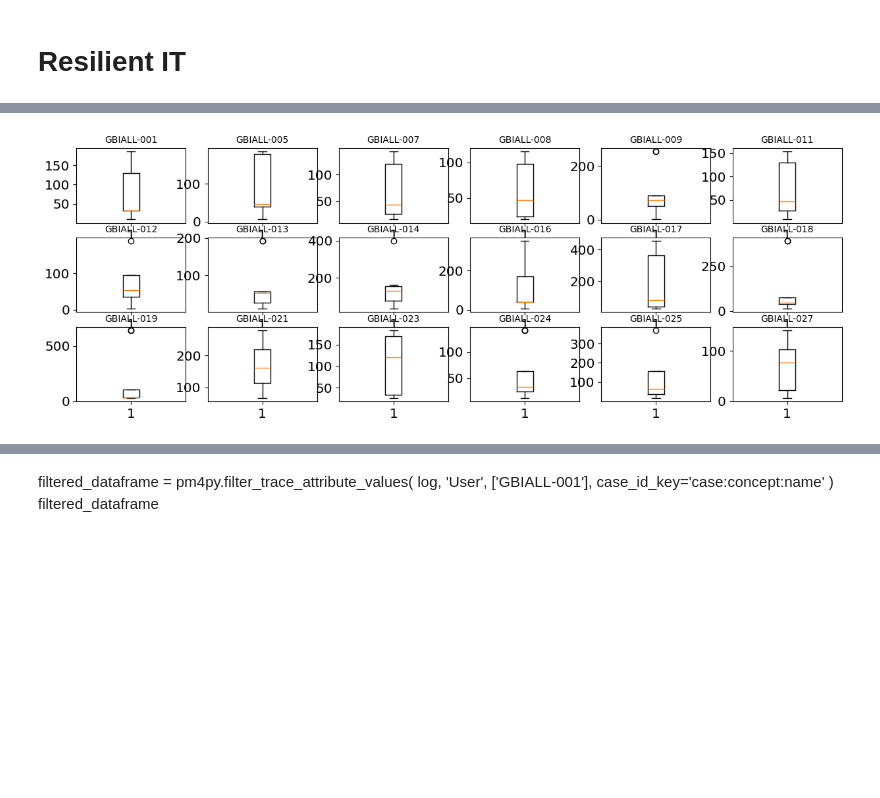
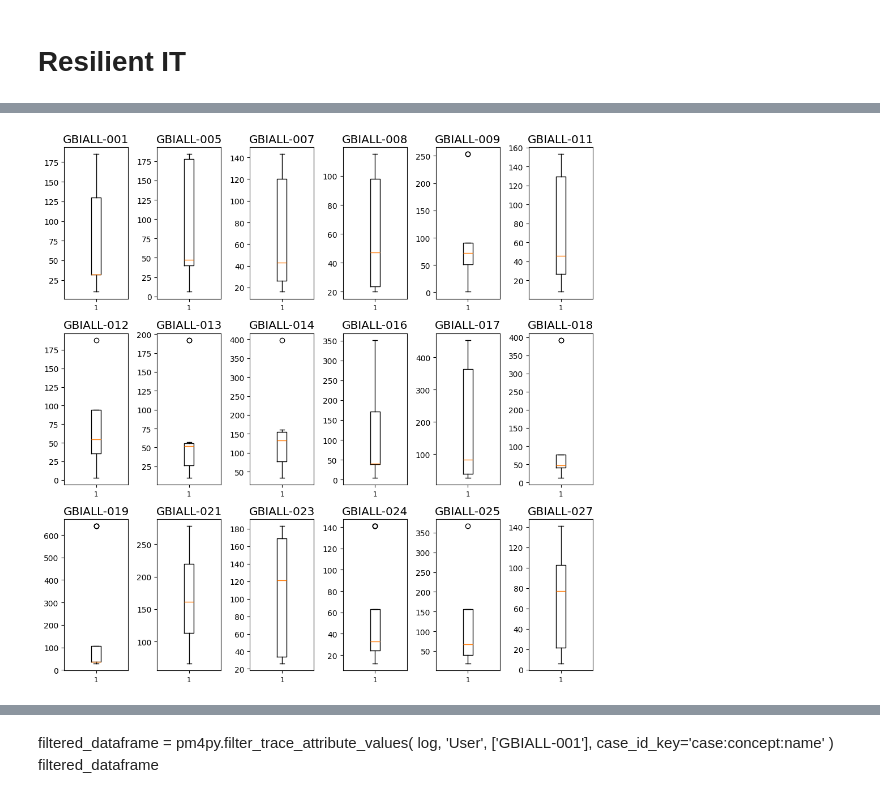
Before and after one commit to szabild/procmin2, a Jupyter notebook: procmin0315.ipynb, the cells around one changed output, grey strips where cells are left out. Drawn from its saved outputs; the diff is of its cells as text; code cells hidden in the pictures; blank space fills up the shorter version.

```diff
--- a/procmin0315.ipynb
+++ b/procmin0315.ipynb
@@ -52,30 +85,33 @@ KeyError: 'Algorithm already exists in dispatch registry: margulis_gabber_galil_
 # %%
 import matplotlib.pylab as pylab
 params = {'legend.fontsize': 'x-large',
-          'figure.figsize': (15, 5),
+          'figure.figsize': (10, 10),
          'axes.labelsize': 'x-large',
          'axes.titlesize':'medium',
-         'xtick.labelsize':'x-large',
-         'ytick.labelsize':'x-large'}
+         'xtick.labelsize':'small',
+         'ytick.labelsize':'medium'
+         }
 pylab.rcParams.update(params)
 # %%
 df0 = [x for _, x in df.groupby(df['org:resource'])]
 #print(df0[1])
 figure, axis = plt.subplots(3, 6)
 for x in range(0, len(df0)):
   if x < 6:
     axis[0, x].set_title(df0[x]['org:resource'].values[1])
     axis[0, x].boxplot(df0[x]['dialog_steps'])
   else:
     if x < 12:
       axis[1, x - 6].set_title(df0[x]['org:resource'].values[1])
       axis[1, x - 6].boxplot(df0[x]['dialog_steps'])
     else:
       axis[2, x - 12].set_title(df0[x]['org:resource'].values[1])
       axis[2, x - 12].boxplot(df0[x]['dialog_steps'])
+figure.tight_layout()
+plt.savefig('fig1.png')
 plt.show()
 # %% [output]
-[figure, old version]
+[figure, new version]
 # %%
 df0 = [x for _, x in df.groupby(df['transaction'])]
 #print(df0[1])
```
Also changed, not shown: parts of 8 cells of this notebook.
